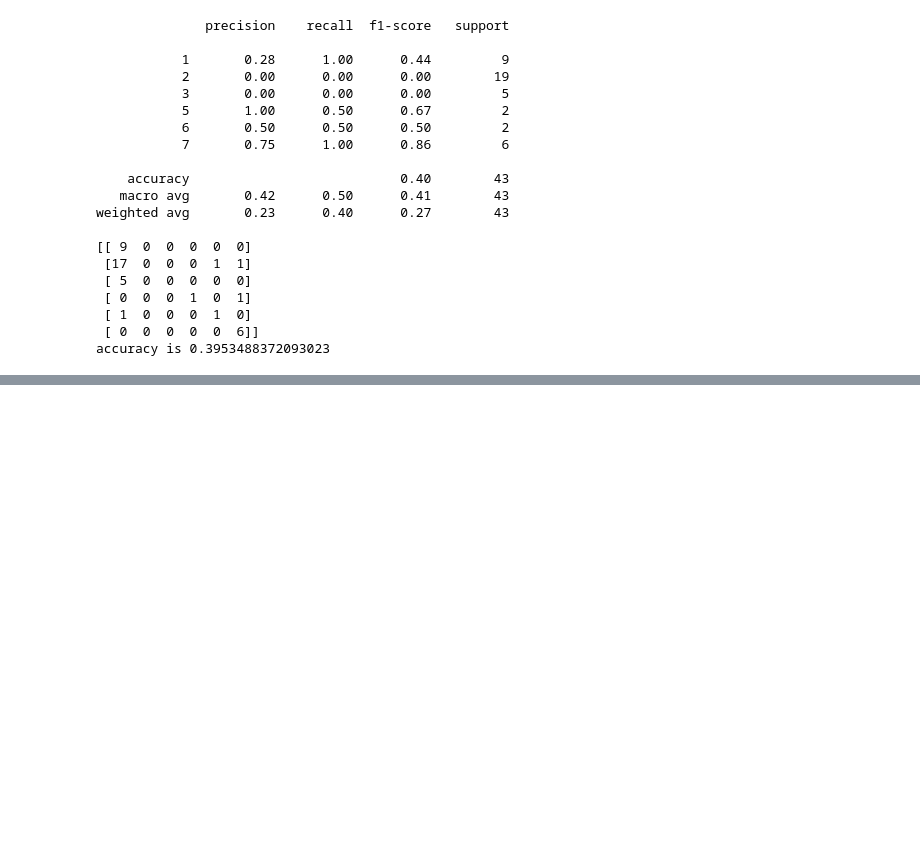
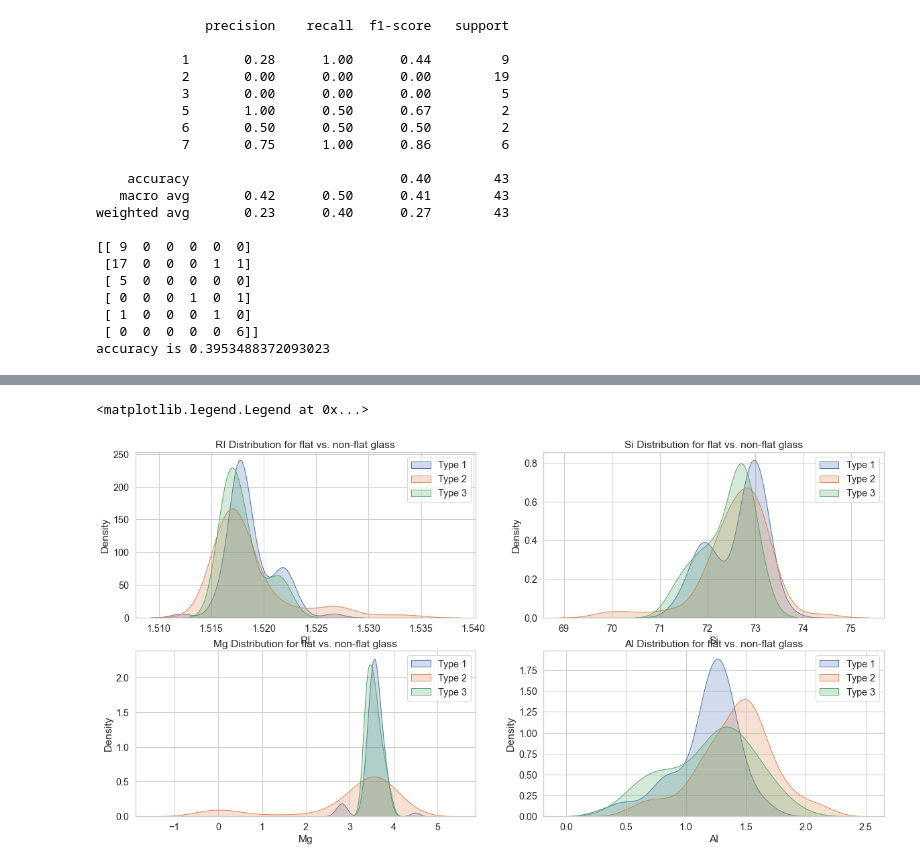
Before and after one commit to suhasdhar/Titanic_Machine_learning_Assignment2, a Jupyter notebook: Question2 .ipynb, the cells around one changed output, grey strips where cells are left out. Cells and saved outputs as stored; diff of their text form; code cells hidden in the pictures; blank space fills up the shorter version.

```diff
--- a/Question2 .ipynb
+++ b/Question2 .ipynb
@@ -211,0 +238,30 @@ accuracy is 0.3953488372093023
+# %%
+sns.set(style="whitegrid", font_scale=1.3)
+plt.subplots(figsize = (20,10))
+plt.subplot(2,2,1)
+sns.kdeplot(glass["RI"][glass.Type == 1], shade = True)
+sns.kdeplot(glass["RI"][glass.Type == 2], shade = True)
+sns.kdeplot(glass["RI"][glass.Type == 3], shade = True)
+plt.title("RI Distribution for flat vs. non-flat glass")
+plt.legend(['Type 1', 'Type 2', 'Type 3'])
+plt.subplot(2,2,2)
+sns.kdeplot(glass["Si"][glass.Type == 1], shade = True)
+sns.kdeplot(glass["Si"][glass.Type == 2], shade = True)
+sns.kdeplot(glass["Si"][glass.Type == 3], shade = True)
+plt.title("Si Distribution for flat vs. non-flat glass")
+plt.legend(['Type 1', 'Type 2', 'Type 3'])
+plt.subplot(2,2,3)
+sns.kdeplot(glass["Mg"][glass.Type == 1], shade = True)
+sns.kdeplot(glass["Mg"][glass.Type == 2], shade = True)
+sns.kdeplot(glass["Mg"][glass.Type == 3], shade = True)
+plt.title("Mg Distribution for flat vs. non-flat glass")
+plt.legend(['Type 1', 'Type 2', 'Type 3'])
+plt.subplot(2,2,4)
+sns.kdeplot(glass["Al"][glass.Type == 1], shade = True)
+sns.kdeplot(glass["Al"][glass.Type == 2], shade = True)
+sns.kdeplot(glass["Al"][glass.Type == 3], shade = True)
+plt.title("Al Distribution for flat vs. non-flat glass")
+plt.legend(['Type 1', 'Type 2', 'Type 3'])
+# %% [output]
+<matplotlib.legend.Legend at 0x...>
+[figure, added]
```
Also changed, not shown: parts of 2 cells of this notebook.
